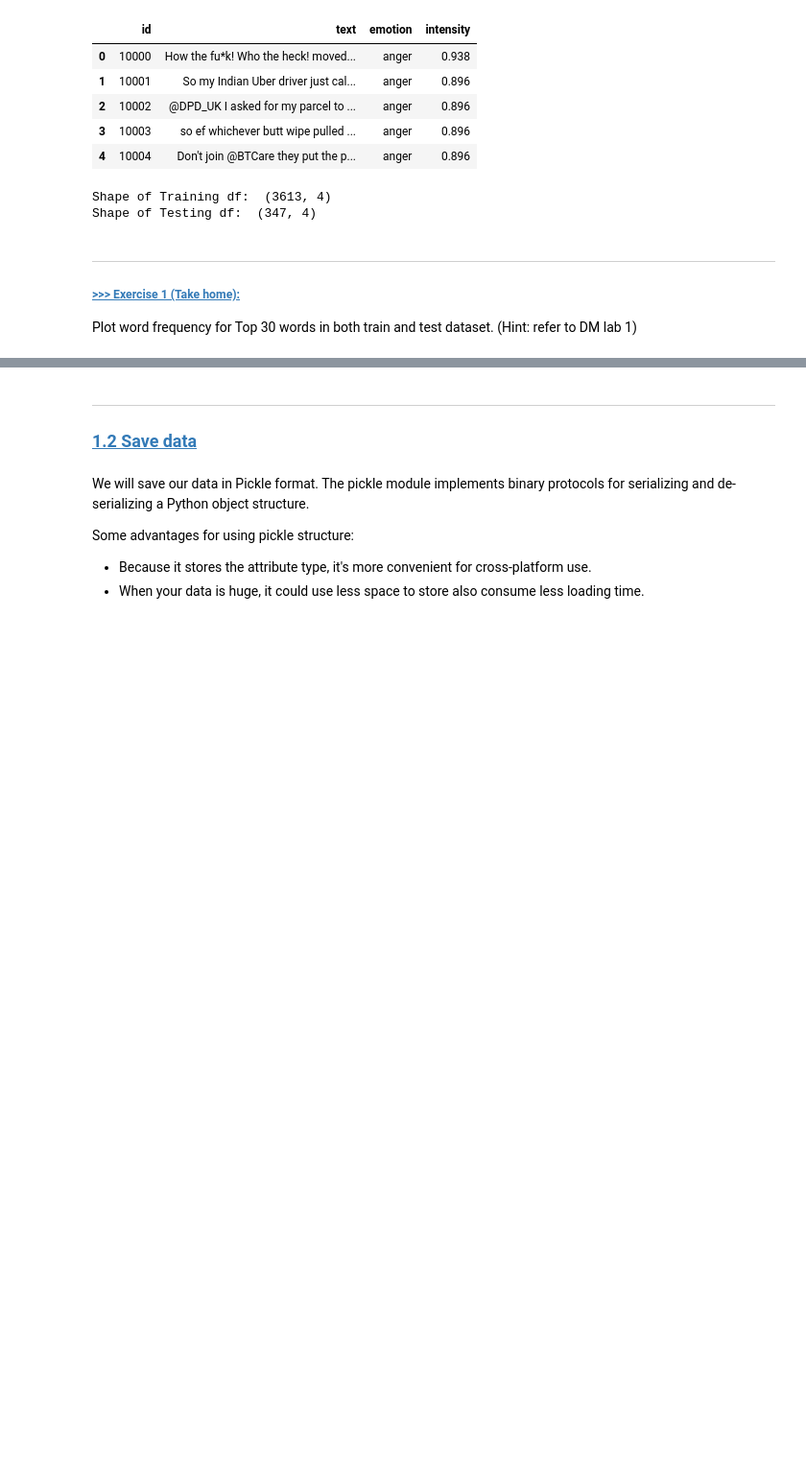
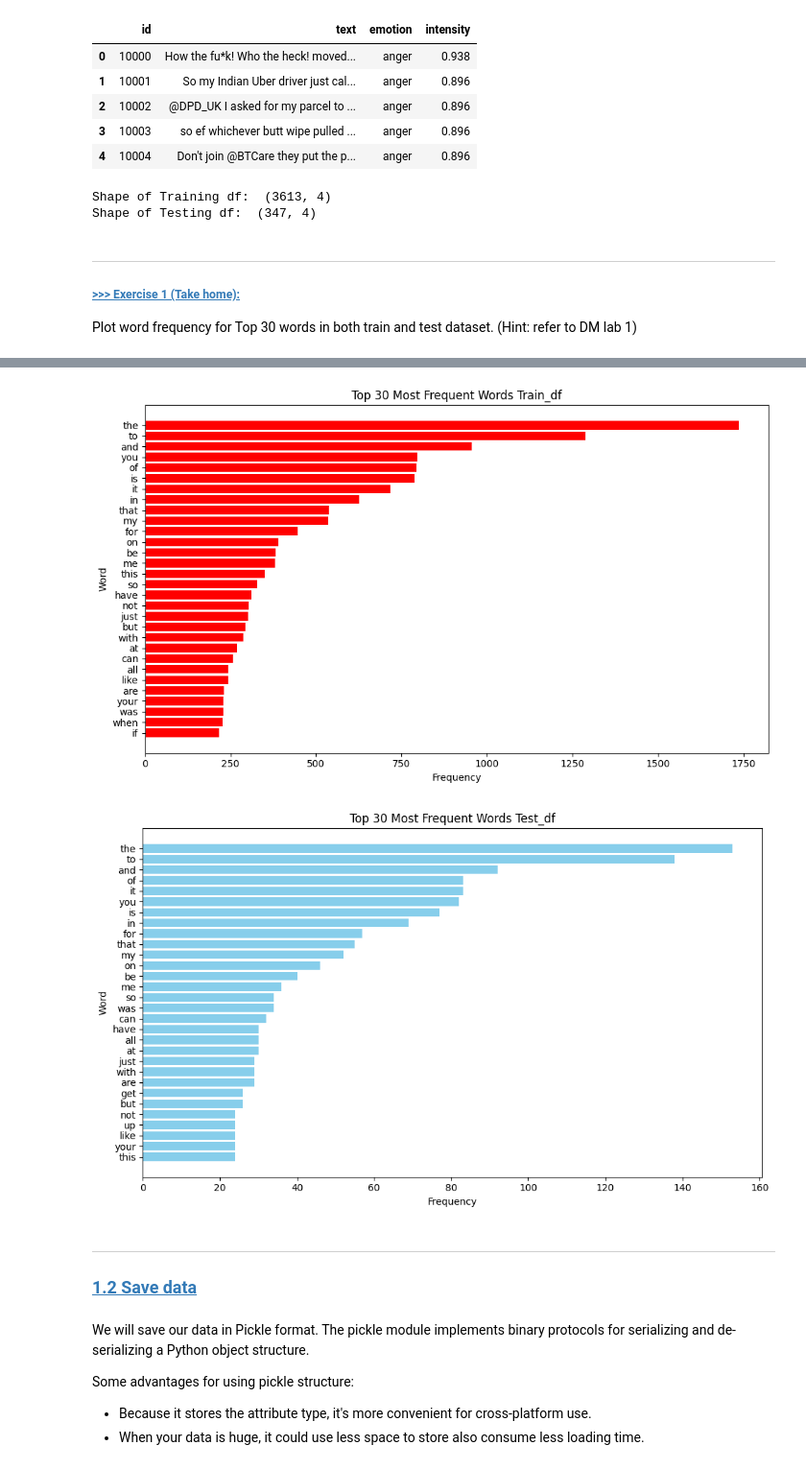
Before and after one commit to Nattapat140/DM2025-Lab2-Exercise, a Jupyter notebook: DM2025-Lab2-Master-Phase_1.ipynb, the cells around one changed output, grey strips where cells are left out. Shown at 96% size. Cells and saved outputs as stored; diff of their text form; code cells hidden in the pictures; blank space fills up the shorter version.

```diff
--- a/DM2025-Lab2-Master-Phase_1.ipynb
+++ b/DM2025-Lab2-Master-Phase_1.ipynb
@@ -225,12 +225,11 @@ Shape of Testing df:  (347, 4)
 Plot word frequency for Top 30 words in both train and test dataset. (Hint: refer to DM lab 1)
 # %%
 # Answer here
-# Train
+# Train -------------------------------
 from sklearn.feature_extraction.text import CountVectorizer
 import pandas as pd
 import numpy as np
-import matplotlib as plt
-import plotly.express as px
+import matplotlib.pyplot as plt # Corrected import
 count_vect_train = CountVectorizer()
 X_counts = count_vect_train.fit_transform(train_df.text) #learn the vocabulary and return document-term matrix
 terms = count_vect_train.get_feature_names_out()
@@ -242,19 +241,17 @@ term_frequencies = np.asarray(X_counts.sum(axis=0))[0]
 
 df_train = pd.DataFrame({"word": terms, "count": term_frequencies}).sort_values(by='count', ascending=False).reset_index(drop=True)[:30]
 
-#Create interactive bar chart
-fig = px.bar(df_train, x="word", y="count",
-             title="Top 30 Terms Frequency Train",
-             labels={"term": "Term", "frequency": "Frequency"})
+plt.figure(figsize=(10,6)) # Corrected function call
+plt.barh(df_train["word"], df_train["count"], color='red')
+plt.gca().invert_yaxis()  # Most frequent words on top
+plt.title("Top 30 Most Frequent Words Train_df")
+plt.xlabel("Frequency")
+plt.ylabel("Word")
+plt.tight_layout()
+plt.show()
+# -------------------------------
 
-fig.update_layout(xaxis_tickangle=-90,
-                  xaxis_tickfont_size=8,
-                  yaxis_title="Frequency",
-                  xaxis_title="Term",
-                  height=600, width=1200)
-fig.show()
-
-# Test
+# Test -------------------------------
 count_vect_test = CountVectorizer()
 X_counts = count_vect_test.fit_transform(test_df.text) #learn the vocabulary and return document-term matrix
 terms = count_vect_test.get_feature_names_out()
@@ -266,15 +263,13 @@ term_frequencies = np.asarray(X_counts.sum(axis=0))[0]
 
 df_test = pd.DataFrame({"word": terms, "count": term_frequencies}).sort_values(by='count', ascending=False).reset_index(drop=True)[:30]
 
-#Create interactive bar chart
-fig = px.bar(df_test, x="word", y="count",
-             title="Top 30 Terms Frequency Test",
-             labels={"term": "Term", "frequency": "Frequency"})
-
-fig.update_layout(xaxis_tickangle=-90,
-                  xaxis_tickfont_size=8,
-                  yaxis_title="Frequency",
-                  xaxis_title="Term",
-                  height=600, width=1200)
-fig.show()
+plt.figure(figsize=(10,6)) # Corrected function call
+plt.barh(df_test["word"], df_test["count"], color='skyblue')
+plt.gca().invert_yaxis()  # Most frequent words on top
+plt.title("Top 30 Most Frequent Words Test_df")
+plt.xlabel("Frequency")
+plt.ylabel("Word")
+plt.tight_layout()
+plt.show()
+# -------------------------------
 # %% [output]
@@ -283,3 +276,5 @@ fig.show()
+[figure, added]
+[figure, added]
 # %% [markdown]
 ---
 ### <a id='toc1_5_2_'></a>[**1.2 Save data**](#toc0_)
```
Also changed, not shown: parts of 3 cells of this notebook.
